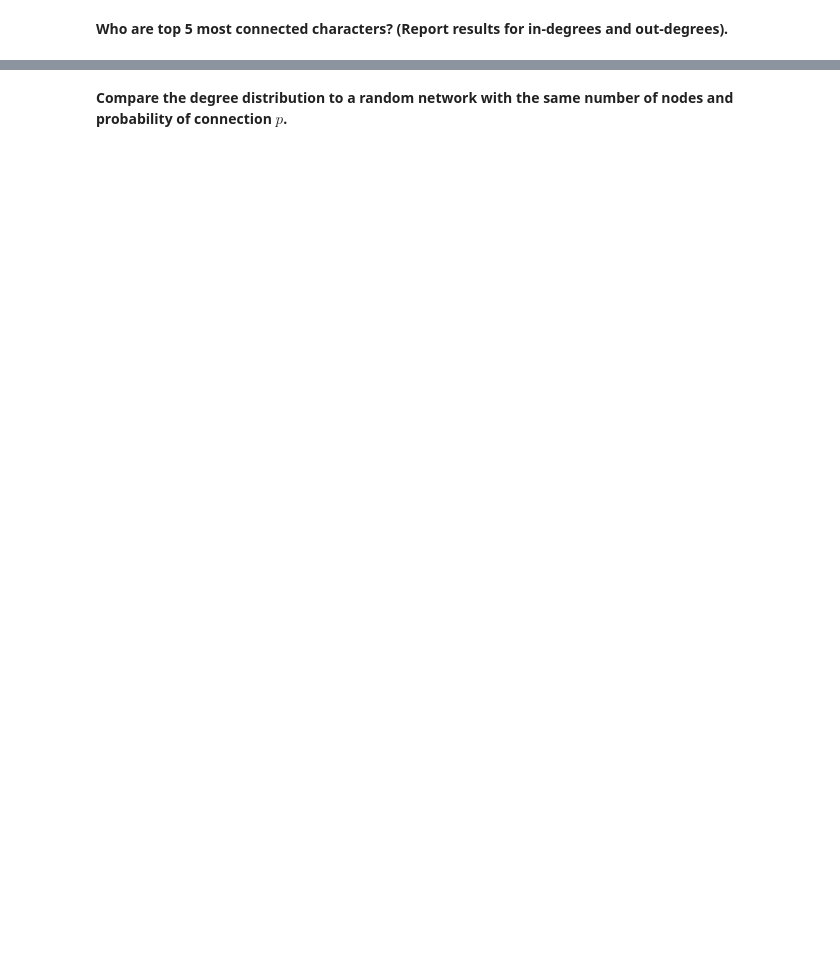
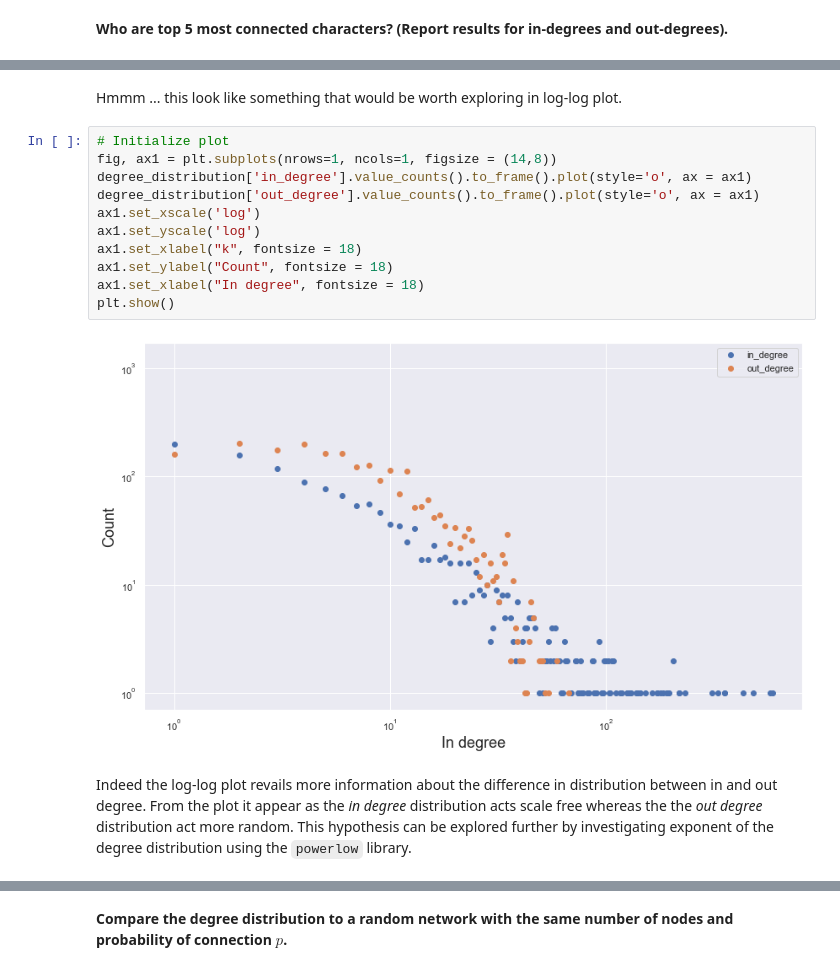
Before and after one commit to idariis/Social-Graphs-Project-E20, a Jupyter notebook: Assignment2/Assignment2.ipynb, the cells around one changed output, grey strips where cells are left out. Saved outputs shown, nothing was run; the diff lists cells and outputs as text; blank space fills up the shorter version.

```diff
--- a/Assignment2/Assignment2.ipynb
+++ b/Assignment2/Assignment2.ipynb
@@ -41,0 +175,17 @@ np.random.seed(42)
+# %% [markdown]
+Hmmm ... this look like something that would be worth exploring in log-log plot.
+# %%
+# Initialize plot
+fig, ax1 = plt.subplots(nrows=1, ncols=1, figsize = (14,8))
+degree_distribution['in_degree'].value_counts().to_frame().plot(style='o', ax = ax1)
+degree_distribution['out_degree'].value_counts().to_frame().plot(style='o', ax = ax1)
+ax1.set_xscale('log')
+ax1.set_yscale('log')
+ax1.set_xlabel("k", fontsize = 18)
+ax1.set_ylabel("Count", fontsize = 18)
+ax1.set_xlabel("In degree", fontsize = 18)
+plt.show()
+# %% [output]
+[figure, added]
+# %% [markdown]
+Indeed the log-log plot revails more information about the difference in distribution between in and out degree. From the plot it appear as the *in degree* distribution acts scale free whereas the the *out degree* distribution act more random. This hypothesis can be explored further by investigating exponent of the degree distribution using the `powerlow` library.
```
Also changed, not shown: parts of 96 cells of this notebook, 1 other file.
